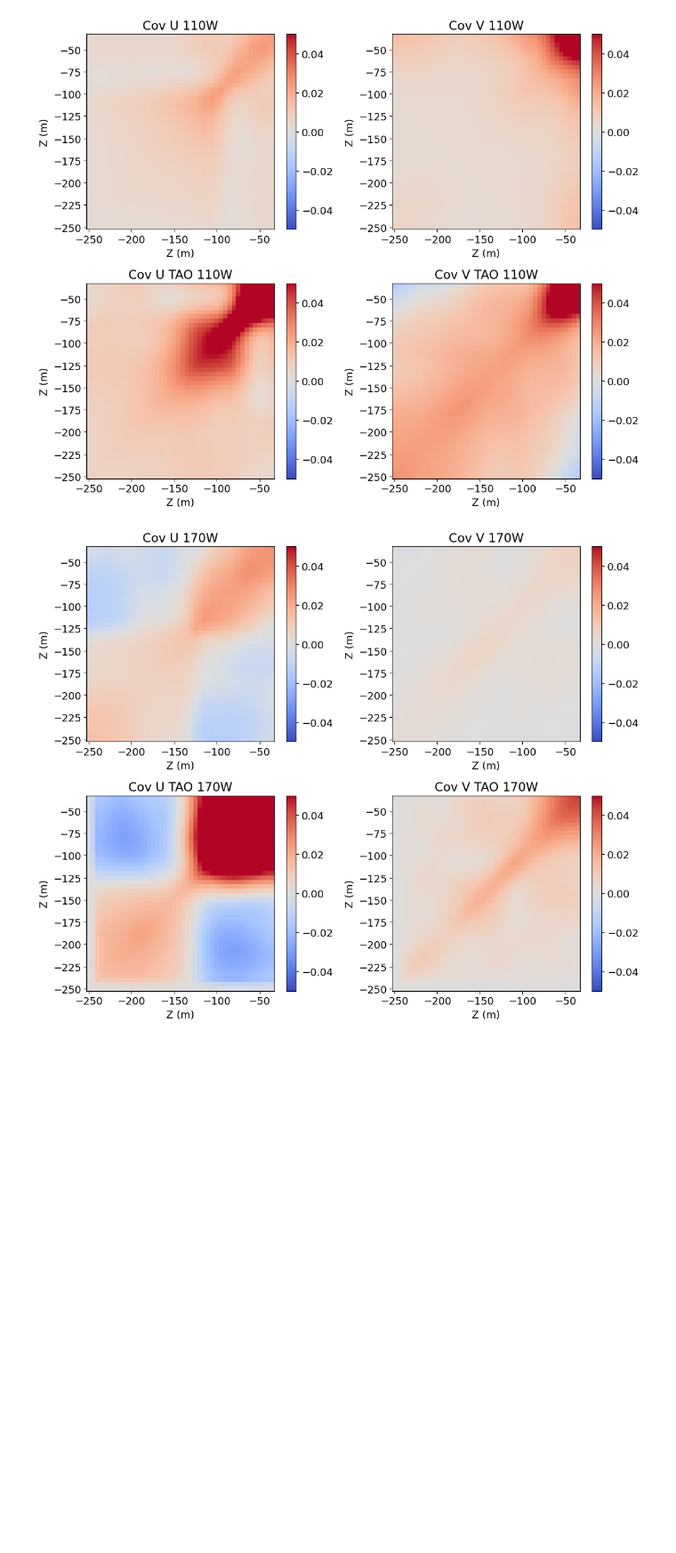
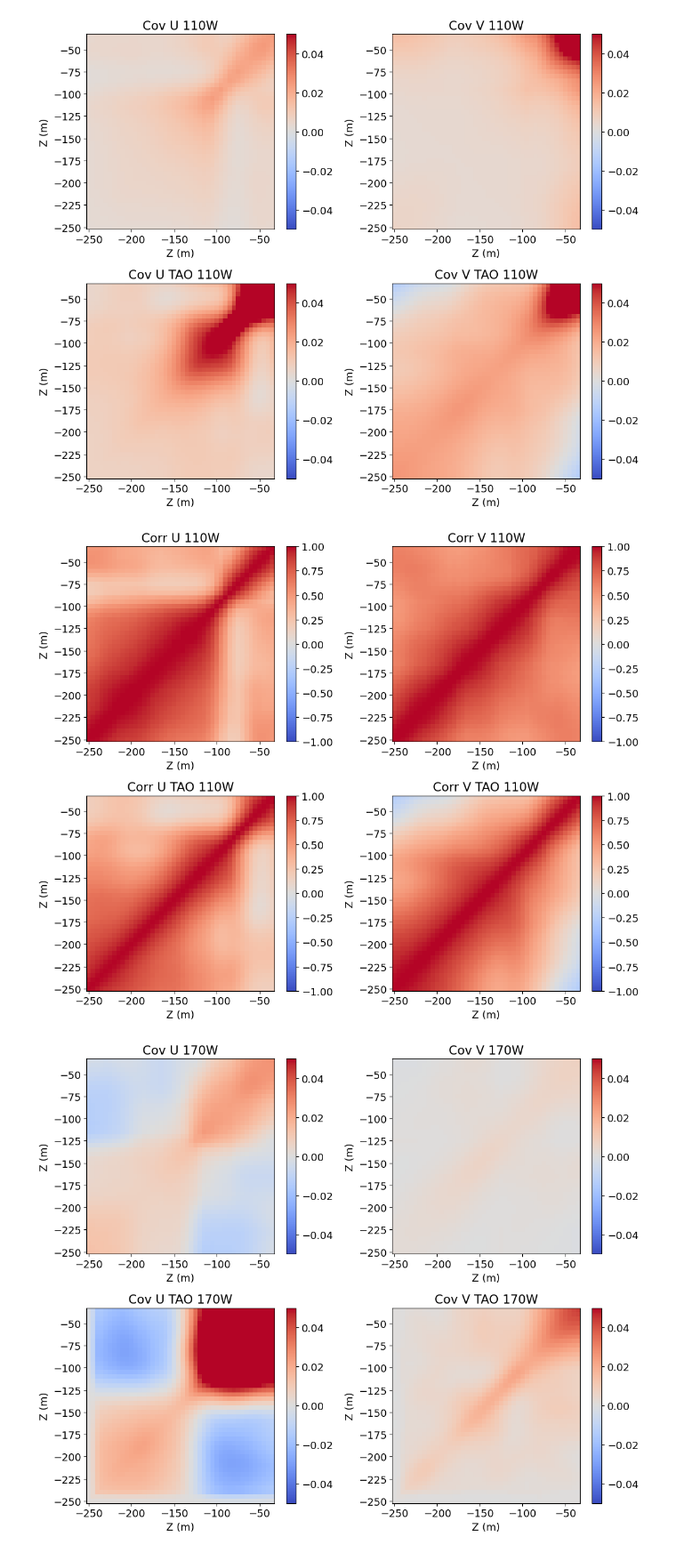
Before and after one commit to eldavenport/TPOSE6_VelocityAssim, a Jupyter notebook: VelocityVariance/DepthDepth_Cov.ipynb, the cells around one changed output. Shown at 89% size. Saved outputs shown, nothing was run; the diff lists cells and outputs as text; code cells hidden in the pictures; blank space fills up the shorter version.

```diff
--- a/VelocityVariance/DepthDepth_Cov.ipynb
+++ b/VelocityVariance/DepthDepth_Cov.ipynb
@@ -234,6 +267,16 @@ plt.tight_layout()
 plt.savefig('depthdepth_cov_UV_110W.png')
 # %% [output]
 [figure]
+# %%
+fig, axs = plt.subplots(2, 2, figsize=(11, 9))
+plot_corr(corr_depth_U_110, 'Corr U 110W', axs[0, 0])
+plot_corr(corr_depth_U_TAO_110, 'Corr U TAO 110W', axs[1, 0])
+plot_corr(corr_depth_V_110, 'Corr V 110W', axs[0, 1])
+plot_corr(corr_depth_V_TAO_110, 'Corr V TAO 110W', axs[1, 1])
+plt.tight_layout()
+plt.savefig('depthdepth_corr_UV_110W.png')
+# %% [output]
+[figure, added]
 # %%
 fig, axs = plt.subplots(2, 2, figsize=(11, 9))
 plot_covariance(cov_depth_U_170, 'Cov U 170W', axs[0, 0])
```
Also changed, not shown: parts of 4 cells of this notebook, 3 other files.
